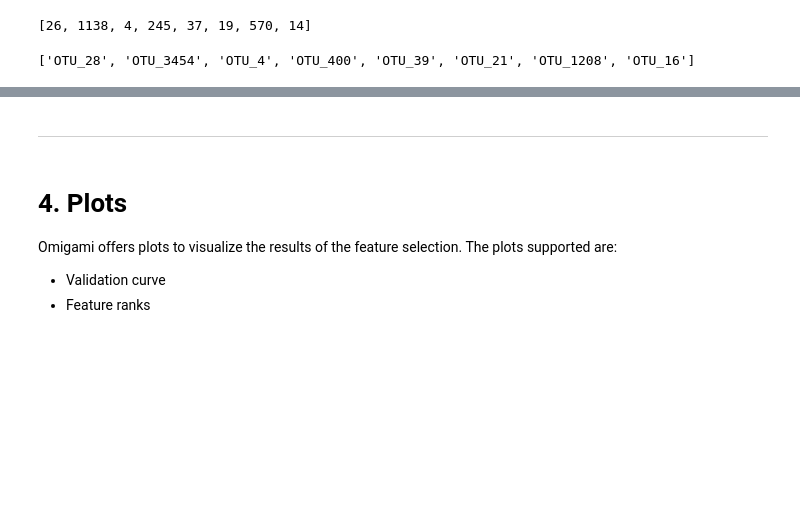
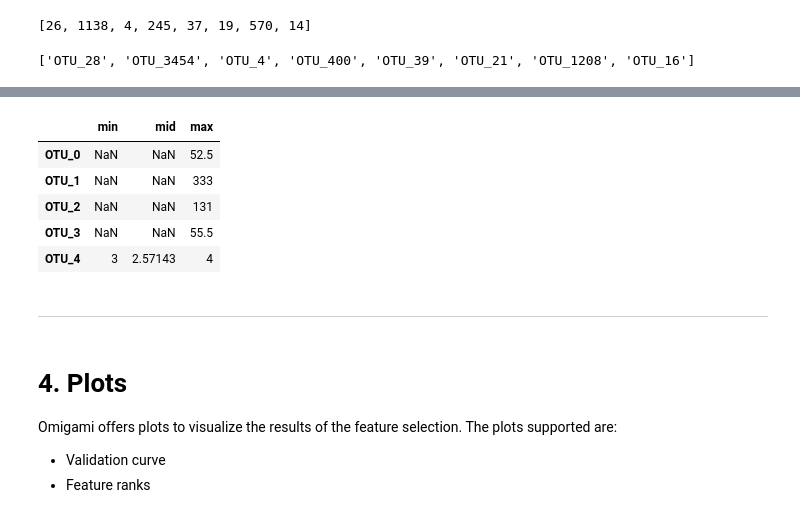
Before and after one commit to datarevenue-berlin/py-MUVR, a Jupyter notebook: notebooks/MinimalExample.ipynb, the cells around one changed output, grey strips where cells are left out. Saved outputs shown, nothing was run; the diff lists cells and outputs as text; code cells hidden in the pictures; blank space fills up the shorter version.

```diff
--- a/notebooks/MinimalExample.ipynb
+++ b/notebooks/MinimalExample.ipynb
@@ -107,3 +111,13 @@ print(feature_selection_results.selected_feature_names["min"])
+# %%
+feature_ranks_df = fs.get_average_ranks_df(feature_names)
+feature_ranks_df.head()
+# %% [output]
+|  | min | mid | max |
+| OTU_0 | NaN | NaN | 52.5 |
+| OTU_1 | NaN | NaN | 333 |
+| OTU_2 | NaN | NaN | 131 |
+| OTU_3 | NaN | NaN | 55.5 |
+| OTU_4 | 3 | 2.57143 | 4 |
 # %% [markdown]
 ---
 # %% [markdown]
```
Also changed, not shown: parts of 6 cells of this notebook, 7 other files.
